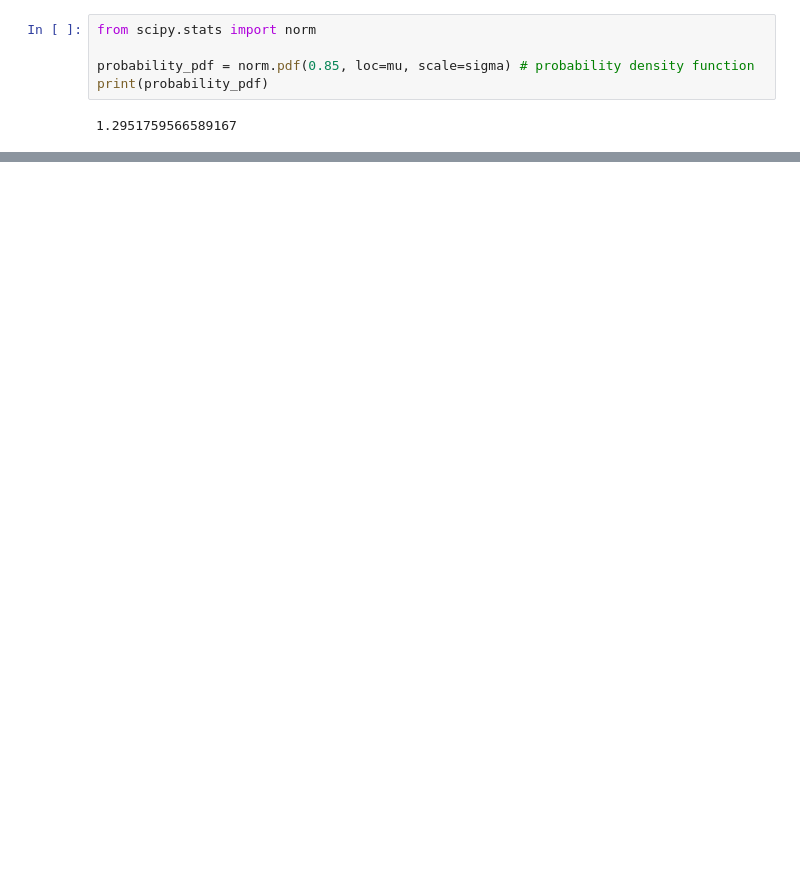
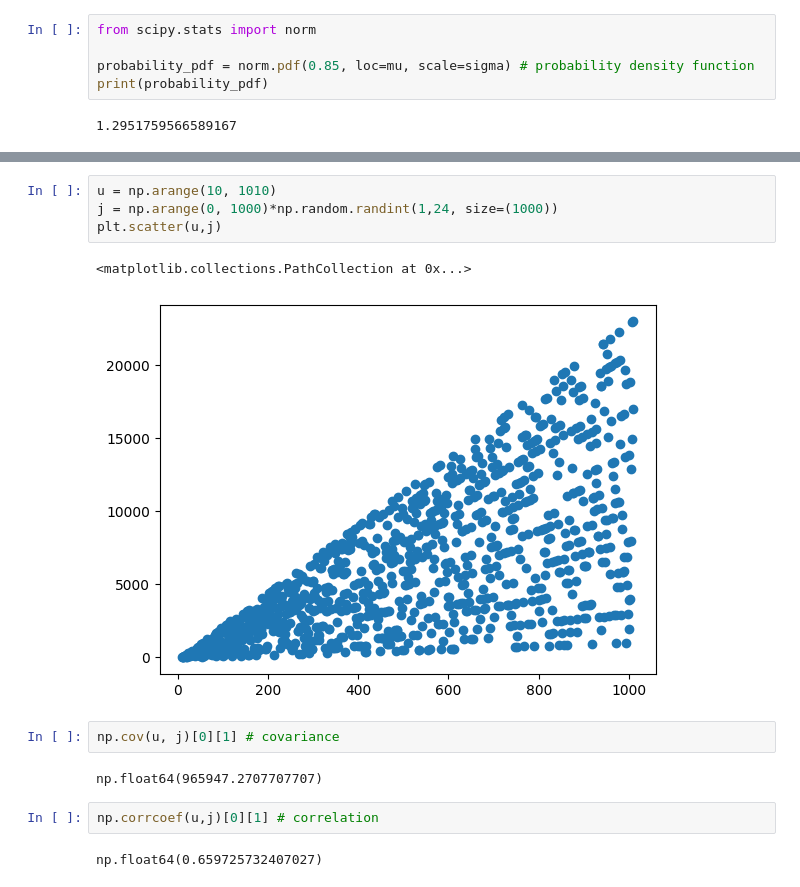
Before and after one commit to pm012/DataScience_sandbox, a Jupyter notebook: module_02_1_EDA.ipynb, the cells around one changed output, grey strips where cells are left out. Saved outputs shown, nothing was run; the diff lists cells and outputs as text; blank space fills up the shorter version.

```diff
--- a/module_02_1_EDA.ipynb
+++ b/module_02_1_EDA.ipynb
@@ -80,0 +107,15 @@ print(var, std)
+# %%
+u = np.arange(10, 1010)
+j = np.arange(0, 1000)*np.random.randint(1,24, size=(1000))
+plt.scatter(u,j)
+# %% [output]
+<matplotlib.collections.PathCollection at 0x...>
+[figure, added]
+# %%
+np.cov(u, j)[0][1] # covariance
+# %% [output]
+np.float64(965947.2707707707)
+# %%
+np.corrcoef(u,j)[0][1] # correlation
+# %% [output]
+np.float64(0.659725732407027)
```
Also changed, not shown: parts of 42 cells of this notebook, 4 other files.
